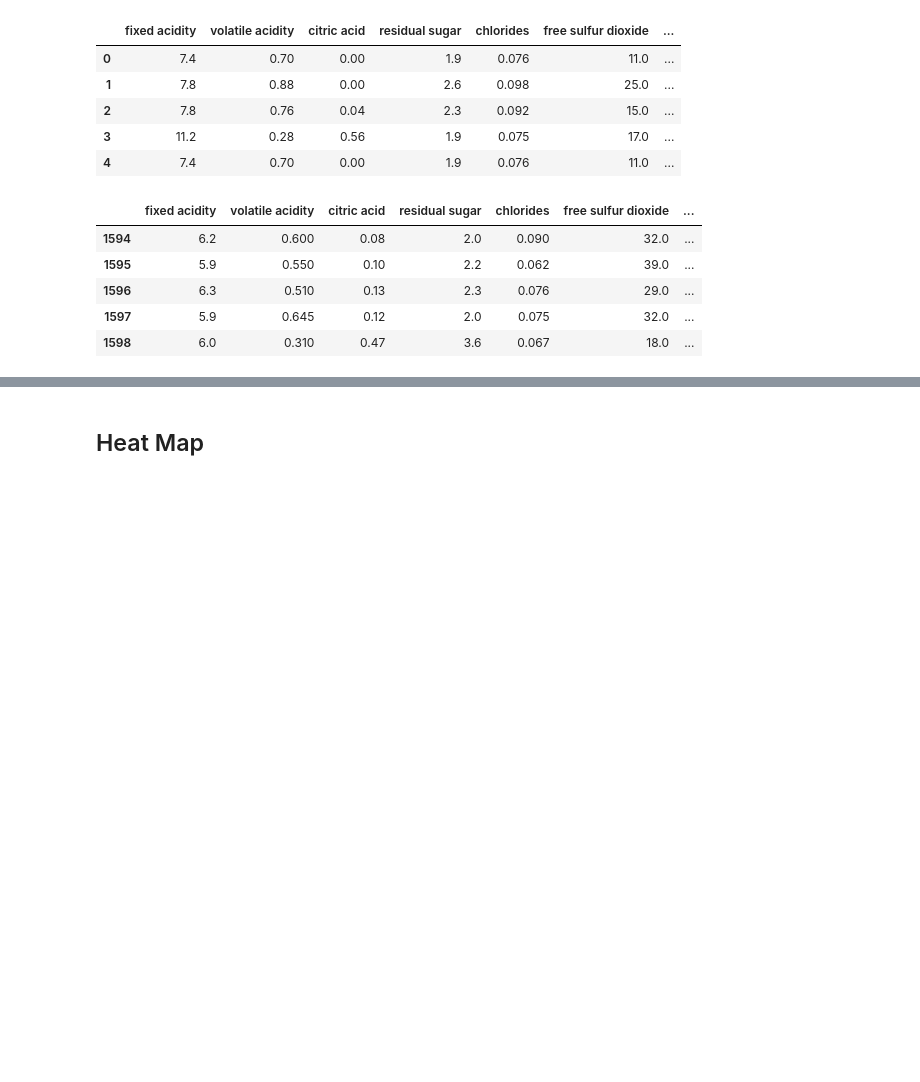
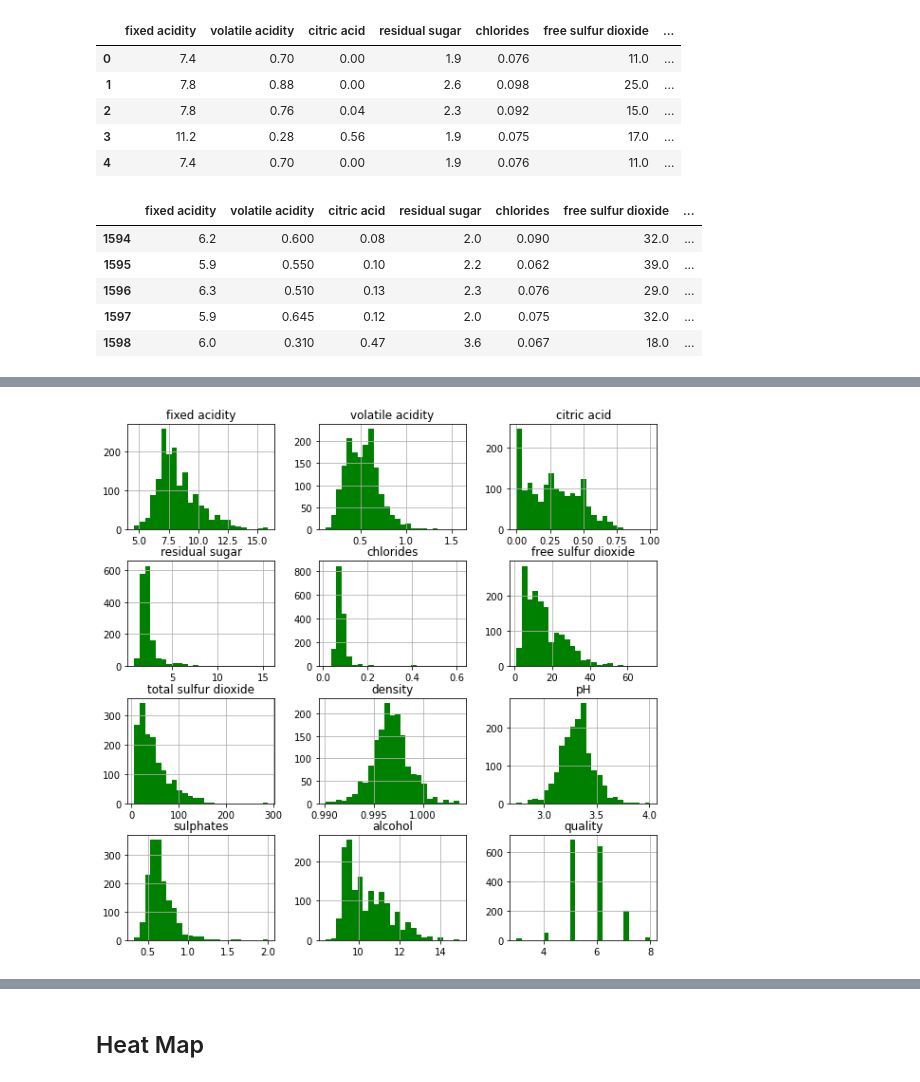
Before and after one commit to Yashwanthkistipati/EDA-Project, a Jupyter notebook: Red WIne QUality Analysis.ipynb, the cells around one changed output, grey strips where cells are left out. Cells and saved outputs as stored; diff of their text form; code cells hidden in the pictures; blank space fills up the shorter version.

```diff
--- a/Red WIne QUality Analysis.ipynb
+++ b/Red WIne QUality Analysis.ipynb
@@ -81,0 +133,3 @@ df.shape
+# %%
+# Bin edges that will be used to "cut" the data into groups
+bin_edges = [2.72, 3.11, 3.21, 3.32, 4.01]
@@ -81,0 +147,7 @@ df.shape
+# %%
+# Labels for the four acidity level groups
+bin_names = ['high', 'mod_high', 'medium', 'low'] # Name each acidity level category
+# %%
+# Creates acidity_levels column
+df['acidity_levels'] = pd.cut(df['pH'], bin_edges, labels=bin_names)
+df.head()
@@ -81,0 +179,5 @@ df.shape
+# %%
+df.hist(bins=25,figsize=(10,10),color='green')
+plt.show()
+# %% [output]
+[figure, added]
```
Also changed, not shown: parts of 39 cells of this notebook.
